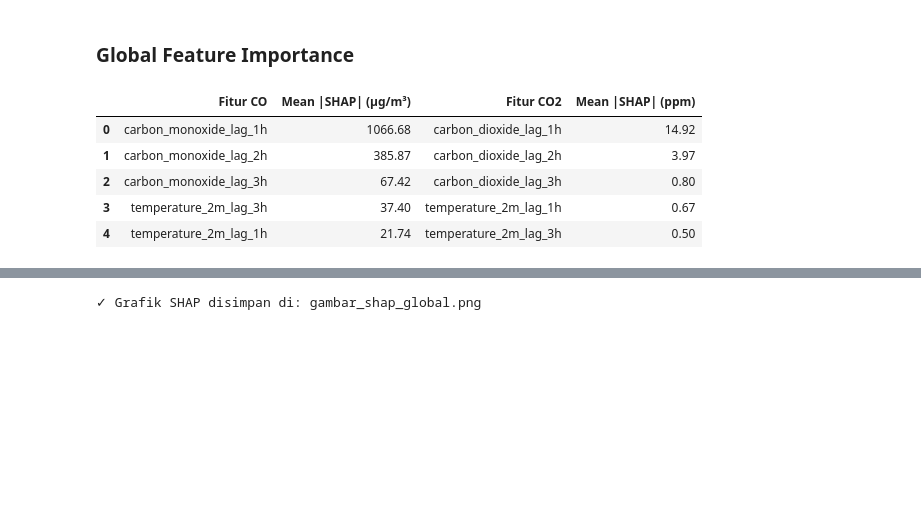
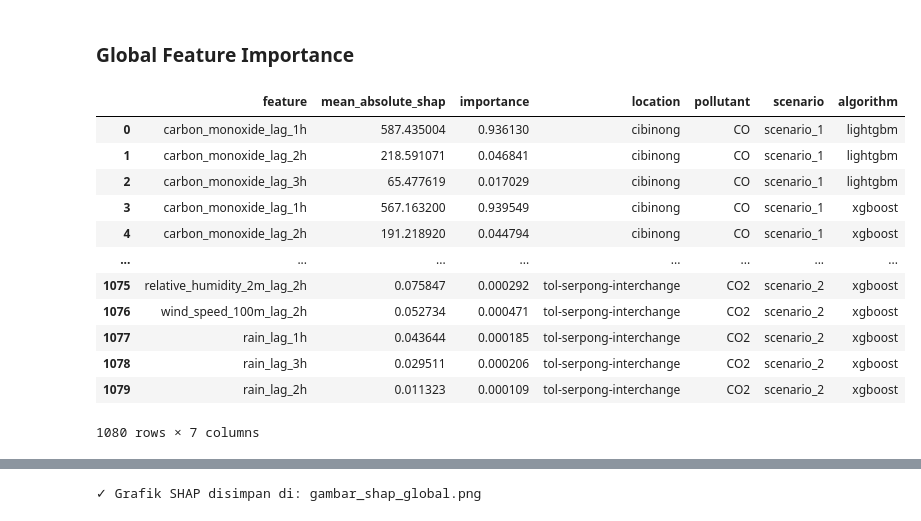
Before and after one commit to Nikanzz/napasloka, a Jupyter notebook: notebooks/05_shapley_interpretation_model.ipynb, the cells around one changed output, grey strips where cells are left out. Drawn from its saved outputs; the diff is of its cells as text; code cells hidden in the pictures; blank space fills up the shorter version.

Commit message:
refactor: change model comparison and scenario comparison notebooks

```diff
--- a/notebooks/05_shapley_interpretation_model.ipynb
+++ b/notebooks/05_shapley_interpretation_model.ipynb
@@ -34,31 +34,38 @@ df_summary
 # %%
 # 1. Agregasi nilai SHAP dari seluruh 120 eksperimen
 shap_files = list(ROOT_DIR.glob("artifacts/experiments/*/*/*/*/shap_global.csv"))
 records = []
 for p in shap_files:
     parts = p.parts
     loc, pol, scn, algo = parts[-5], parts[-4], parts[-3], parts[-2]
-    df = pd.read_csv(p)
+    df_s = pd.read_csv(p)
+
+    p_gain = p.parent / "feature_importance.csv"
+    if p_gain.exists():
+        df_g = pd.read_csv(p_gain)
+        df = pd.merge(df_s, df_g, on="feature")
+    else:
+        df = df_s
+        df["importance"] = 0.0
+
     df["location"] = loc
     df["pollutant"] = pol.upper()
     df["scenario"] = scn
     df["algorithm"] = algo
     records.append(df)
-df_all_shap = pd.concat(records, ignore_index=True)
-
-# 2. Buat Tabel Top 5 Fitur Skenario 2
-top_co = df_all_shap[(df_all_shap["pollutant"] == "CO") & (df_all_shap["scenario"] == "scenario_2")].groupby("feature")["mean_absolute_shap"].mean().sort_values(ascending=False).head(5).round(2).reset_index()
-top_co.columns = ["Fitur CO", "Mean |SHAP| (µg/m³)"]
-top_co2 = df_all_shap[(df_all_shap["pollutant"] == "CO2") & (df_all_shap["scenario"] == "scenario_2")].groupby("feature")["mean_absolute_shap"].mean().sort_values(ascending=False).head(5).round(2).reset_index()
-top_co2.columns = ["Fitur CO2", "Mean |SHAP| (ppm)"]
-tabel_shap = pd.concat([top_co, top_co2], axis=1)
-
-
-display(tabel_shap)
+df_all = pd.concat(records, ignore_index=True)
+df_all
 # %% [output]
-|  | Fitur CO | Mean |SHAP| (µg/m³) | Fitur CO2 | Mean |SHAP| (ppm) |
-| 0 | carbon_monoxide_lag_1h | 1066.68 | carbon_dioxide_lag_1h | 14.92 |
-| 1 | carbon_monoxide_lag_2h | 385.87 | carbon_dioxide_lag_2h | 3.97 |
-| 2 | carbon_monoxide_lag_3h | 67.42 | carbon_dioxide_lag_3h | 0.80 |
-| 3 | temperature_2m_lag_3h | 37.40 | temperature_2m_lag_1h | 0.67 |
-| 4 | temperature_2m_lag_1h | 21.74 | temperature_2m_lag_3h | 0.50 |
+|  | feature | mean_absolute_shap | importance | location | pollutant | scenario | algorithm |
+| 0 | carbon_monoxide_lag_1h | 587.435004 | 0.936130 | cibinong | CO | scenario_1 | lightgbm |
+| 1 | carbon_monoxide_lag_2h | 218.591071 | 0.046841 | cibinong | CO | scenario_1 | lightgbm |
+| 2 | carbon_monoxide_lag_3h | 65.477619 | 0.017029 | cibinong | CO | scenario_1 | lightgbm |
+| 3 | carbon_monoxide_lag_1h | 567.163200 | 0.939549 | cibinong | CO | scenario_1 | xgboost |
+| 4 | carbon_monoxide_lag_2h | 191.218920 | 0.044794 | cibinong | CO | scenario_1 | xgboost |
+| ... | ... | ... | ... | ... | ... | ... | ... |
+| 1075 | relative_humidity_2m_lag_2h | 0.075847 | 0.000292 | tol-serpong-interchange | CO2 | scenario_2 | xgboost |
+| 1076 | wind_speed_100m_lag_2h | 0.052734 | 0.000471 | tol-serpong-interchange | CO2 | scenario_2 | xgboost |
+| 1077 | rain_lag_1h | 0.043644 | 0.000185 | tol-serpong-interchange | CO2 | scenario_2 | xgboost |
+| 1078 | rain_lag_3h | 0.029511 | 0.000206 | tol-serpong-interchange | CO2 | scenario_2 | xgboost |
+| 1079 | rain_lag_2h | 0.011323 | 0.000109 | tol-serpong-interchange | CO2 | scenario_2 | xgboost |
+1080 rows × 7 columns
```
Also changed, not shown: parts of 2 cells of this notebook, 2 other files.
